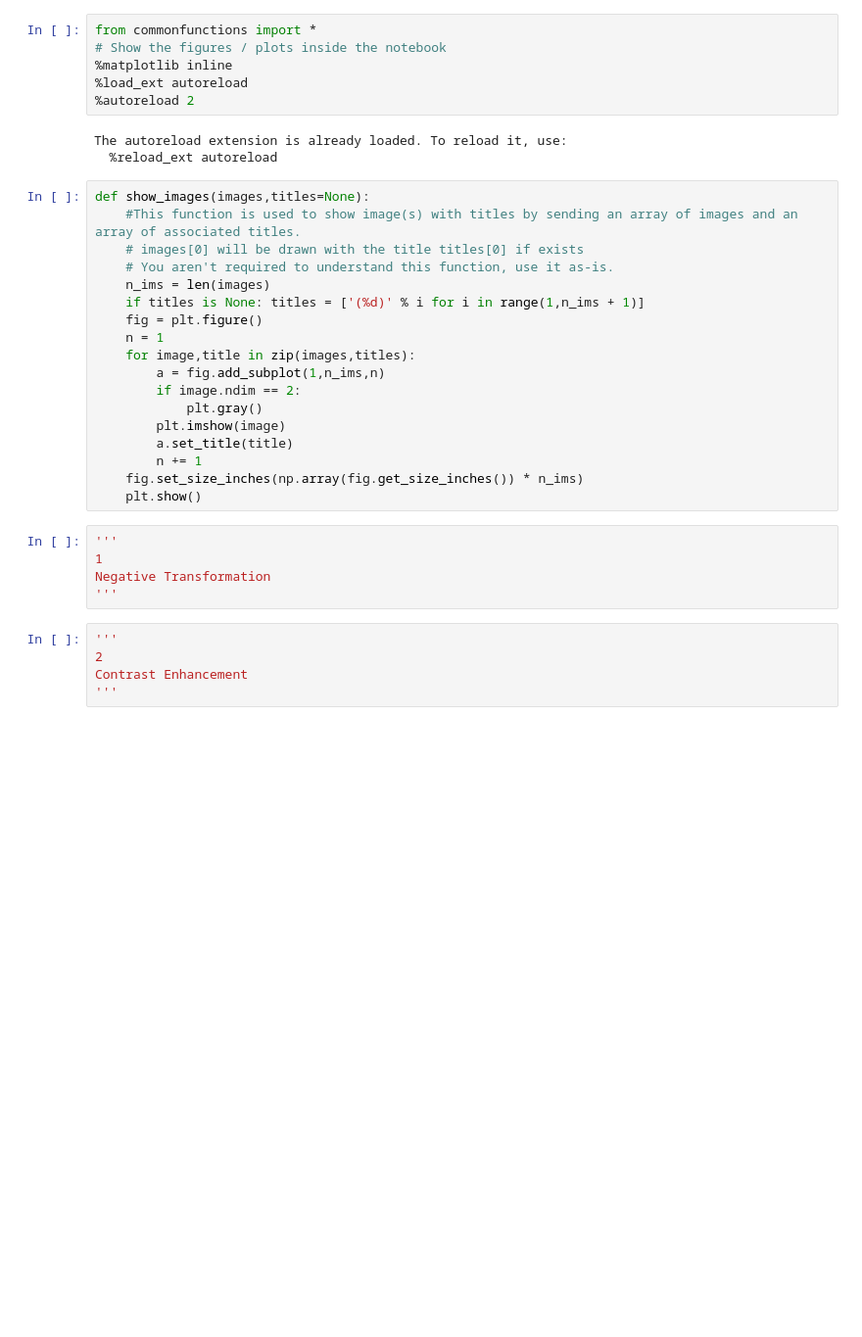
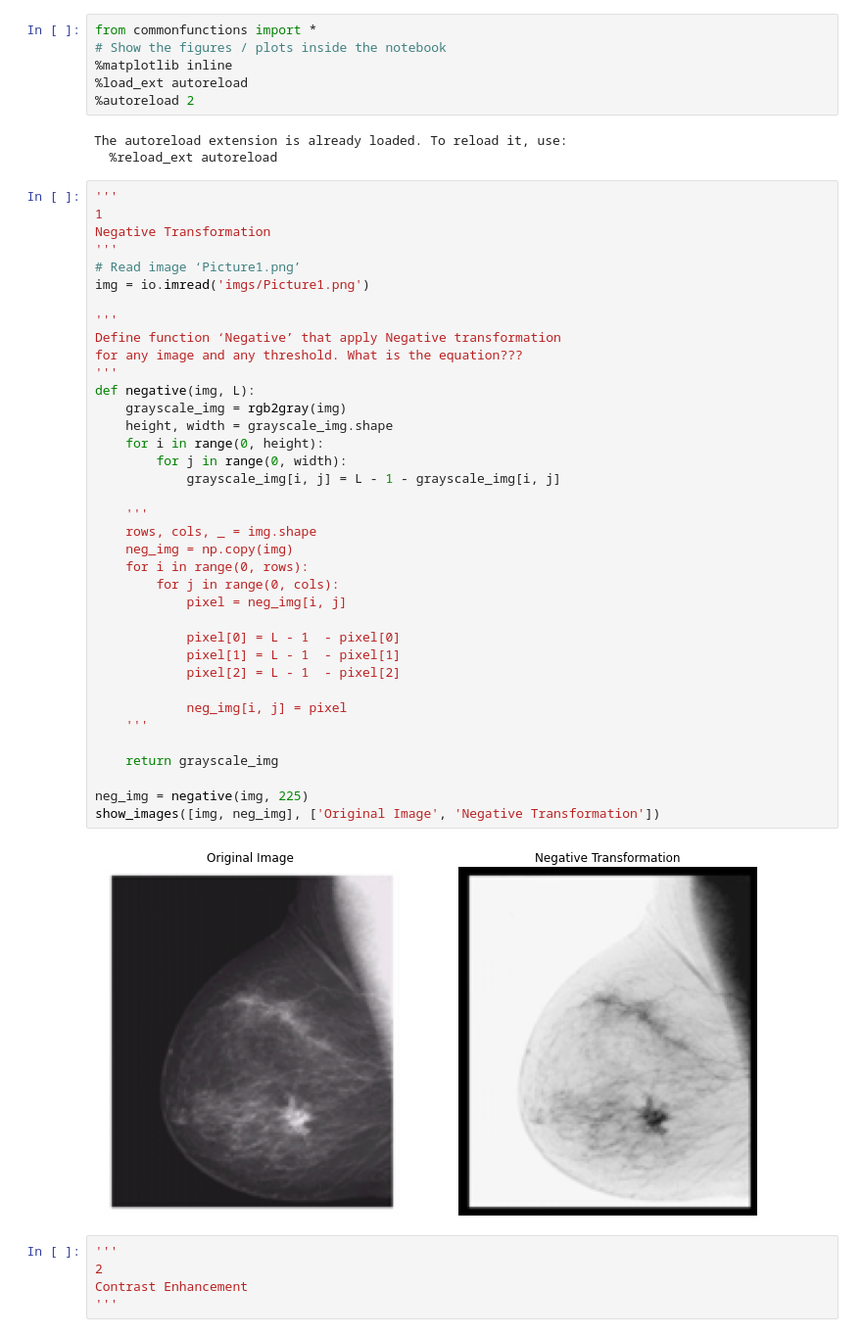
Before and after one commit to aashrafh/CMP362, a Jupyter notebook: lab04-ContrastEnhancement-std/Lab4/Lab4_STD.ipynb, the cells around one changed output. Shown at 98% size. Cells and saved outputs as stored; diff of their text form; blank space fills up the shorter version.

Commit message:
Negative Transformation

```diff
--- a/lab04-ContrastEnhancement-std/Lab4/Lab4_STD.ipynb
+++ b/lab04-ContrastEnhancement-std/Lab4/Lab4_STD.ipynb
@@ -12,29 +14,45 @@ from commonfunctions import *
 # %% [output]
 The autoreload extension is already loaded. To reload it, use:
   %reload_ext autoreload
-# %%
-def show_images(images,titles=None):
-    #This function is used to show image(s) with titles by sending an array of images and an array of associated titles.
-    # images[0] will be drawn with the title titles[0] if exists
-    # You aren't required to understand this function, use it as-is.
-    n_ims = len(images)
-    if titles is None: titles = ['(%d)' % i for i in range(1,n_ims + 1)]
-    fig = plt.figure()
-    n = 1
-    for image,title in zip(images,titles):
-        a = fig.add_subplot(1,n_ims,n)
-        if image.ndim == 2:
-            plt.gray()
-        plt.imshow(image)
-        a.set_title(title)
-        n += 1
-    fig.set_size_inches(np.array(fig.get_size_inches()) * n_ims)
-    plt.show()
-# %%
-'''
-1
-Negative Transformation
-'''
+# %%
+'''
+1
+Negative Transformation
+'''
+# Read image ‘Picture1.png’
+img = io.imread('imgs/Picture1.png')
+
+'''
+Define function ‘Negative’ that apply Negative transformation
+for any image and any threshold. What is the equation???
+'''
+def negative(img, L):
+    grayscale_img = rgb2gray(img)
+    height, width = grayscale_img.shape
+    for i in range(0, height):
+        for j in range(0, width):
+            grayscale_img[i, j] = L - 1 - grayscale_img[i, j]
+
+    '''
+    rows, cols, _ = img.shape
+    neg_img = np.copy(img)
+    for i in range(0, rows):
+        for j in range(0, cols):
+            pixel = neg_img[i, j]
+
+            pixel[0] = L - 1  - pixel[0]
+            pixel[1] = L - 1  - pixel[1]
+            pixel[2] = L - 1  - pixel[2]
+
+            neg_img[i, j] = pixel
+    '''
+
+    return grayscale_img
+
+neg_img = negative(img, 225)
+show_images([img, neg_img], ['Original Image', 'Negative Transformation'])
+# %% [output]
+[figure, added]
 # %%
 '''
 2
```
Also changed, not shown: parts of 2 cells of this notebook, 1 other file.
